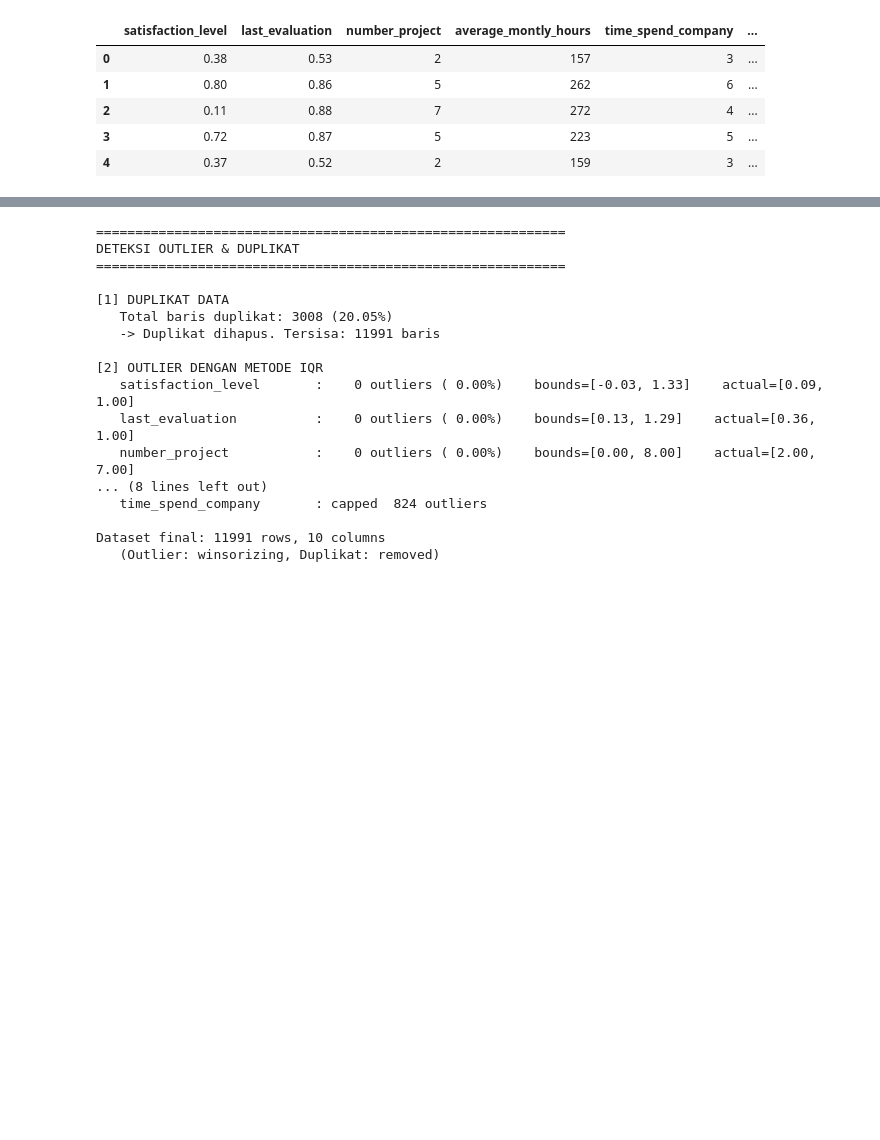
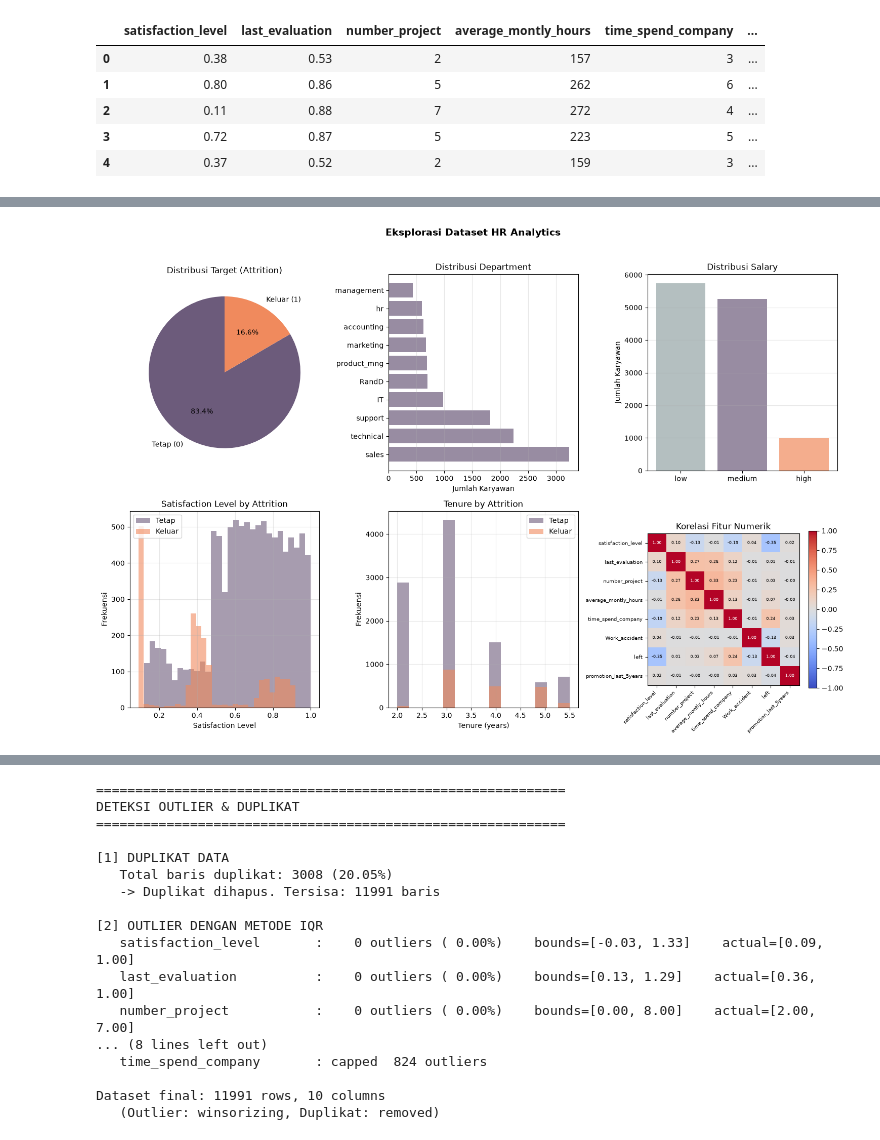
Before and after one commit to iltizamhasan3/hr-analytics-deeplearning, a Jupyter notebook: notebooks/train_models.ipynb, the cells around one changed output, grey strips where cells are left out. Cells and saved outputs as stored; diff of their text form; code cells hidden in the pictures; blank space fills up the shorter version.

Commit message:
add eda visualization cell

```diff
--- a/notebooks/train_models.ipynb
+++ b/notebooks/train_models.ipynb
@@ -94,3 +94,86 @@ df.head()
 | 2 | 0.11 | 0.88 | 7 | 272 | 4 | ... |
 | 3 | 0.72 | 0.87 | 5 | 223 | 5 | ... |
 | 4 | 0.37 | 0.52 | 2 | 159 | 3 | ... |
+# %%
+# ============================================
+# EKSPLORASI DATA VISUAL
+# ============================================
+
+print("=" * 60)
+print("EKSPLORASI DATA VISUAL")
+print("=" * 60)
+
+fig, axes = plt.subplots(2, 3, figsize=(15, 10))
+fig.suptitle("Eksplorasi Dataset HR Analytics", fontsize=14, fontweight="bold", y=1.02)
+
+# 1. Target distribution
+left_counts = df["left"].value_counts()
+colors_pie = ["#6c5b7b", "#f08a5d"]
+axes[0, 0].pie(left_counts, labels=["Tetap (0)", "Keluar (1)"],
+            autopct="%1.1f%%", colors=colors_pie, startangle=90)
+axes[0, 0].set_title("Distribusi Target (Attrition)")
+
+# 2. Department distribution
+dept_counts = df["sales"].value_counts()
+axes[0, 1].barh(dept_counts.index, dept_counts.values, color="#6c5b7b", alpha=0.7)
+axes[0, 1].set_title("Distribusi Department")
+axes[0, 1].set_xlabel("Jumlah Karyawan")
+axes[0, 1].grid(True, alpha=0.3, axis="x")
+
+# 3. Salary distribution
+salary_order = ["low", "medium", "high"]
+salary_counts = df["salary"].value_counts().reindex(salary_order)
+axes[0, 2].bar(salary_counts.index, salary_counts.values,
+              color=["#95a5a6", "#6c5b7b", "#f08a5d"], alpha=0.7)
+axes[0, 2].set_title("Distribusi Salary")
+axes[0, 2].set_ylabel("Jumlah Karyawan")
+axes[0, 2].grid(True, alpha=0.3, axis="y")
+
+# 4. Satisfaction vs Attrition (histogram)
+for label, color, lbl_name in [(0, "#6c5b7b", "Tetap"), (1, "#f08a5d", "Keluar")]:
+    subset = df[df["left"] == label]["satisfaction_level"]
+    axes[1, 0].hist(subset, bins=30, alpha=0.6, color=color, label=lbl_name)
+axes[1, 0].set_title("Satisfaction Level by Attrition")
+axes[1, 0].set_xlabel("Satisfaction Level")
+axes[1, 0].set_ylabel("Frekuensi")
+axes[1, 0].legend()
+axes[1, 0].grid(True, alpha=0.3)
+
+# 5. Tenure vs Attrition (histogram)
+for label, color, lbl_name in [(0, "#6c5b7b", "Tetap"), (1, "#f08a5d", "Keluar")]:
+    subset = df[df["left"] == label]["time_spend_company"]
+    axes[1, 1].hist(subset, bins=15, alpha=0.6, color=color, label=lbl_name)
+axes[1, 1].set_title("Tenure by Attrition")
+axes[1, 1].set_xlabel("Tenure (years)")
+axes[1, 1].set_ylabel("Frekuensi")
+axes[1, 1].legend()
+axes[1, 1].grid(True, alpha=0.3)
+
+# 6. Correlation heatmap
+numeric_cols = df.select_dtypes(include=["float64", "int64"]).columns
+corr = df[numeric_cols].corr()
+im = axes[1, 2].imshow(corr.values, cmap="coolwarm", vmin=-1, vmax=1)
+axes[1, 2].set_xticks(range(len(corr.columns)))
+axes[1, 2].set_yticks(range(len(corr.columns)))
+axes[1, 2].set_xticklabels(corr.columns, rotation=45, ha="right", fontsize=7)
+axes[1, 2].set_yticklabels(corr.columns, fontsize=7)
+axes[1, 2].set_title("Korelasi Fitur Numerik")
+plt.colorbar(im, ax=axes[1, 2], shrink=0.8)
+
+# Add value annotations on heatmap
+for i in range(len(corr.columns)):
+    for j in range(len(corr.columns)):
+        val = corr.values[i, j]
+        color = "white" if abs(val) > 0.5 else "black"
+        axes[1, 2].text(j, i, f"{val:.2f}", ha="center", va="center",
+                       fontsize=6, color=color)
+
+plt.tight_layout()
+plt.show()
+
+print("\nInsight:")
+print("- Target imbalance: ~24% attrition, perlu penanganan imbalance")
+print("- Satisfaction low + tenure pendek cenderung keluar")
+print("- Sales department memiliki karyawan terbanyak")
+print("- Mayoritas salary level: low")
+# %% [output]
@@ -96,0 +183 @@ df.head()
+[figure, added]
```
Also changed, not shown: parts of 1 cell of this notebook, 1 other file.
